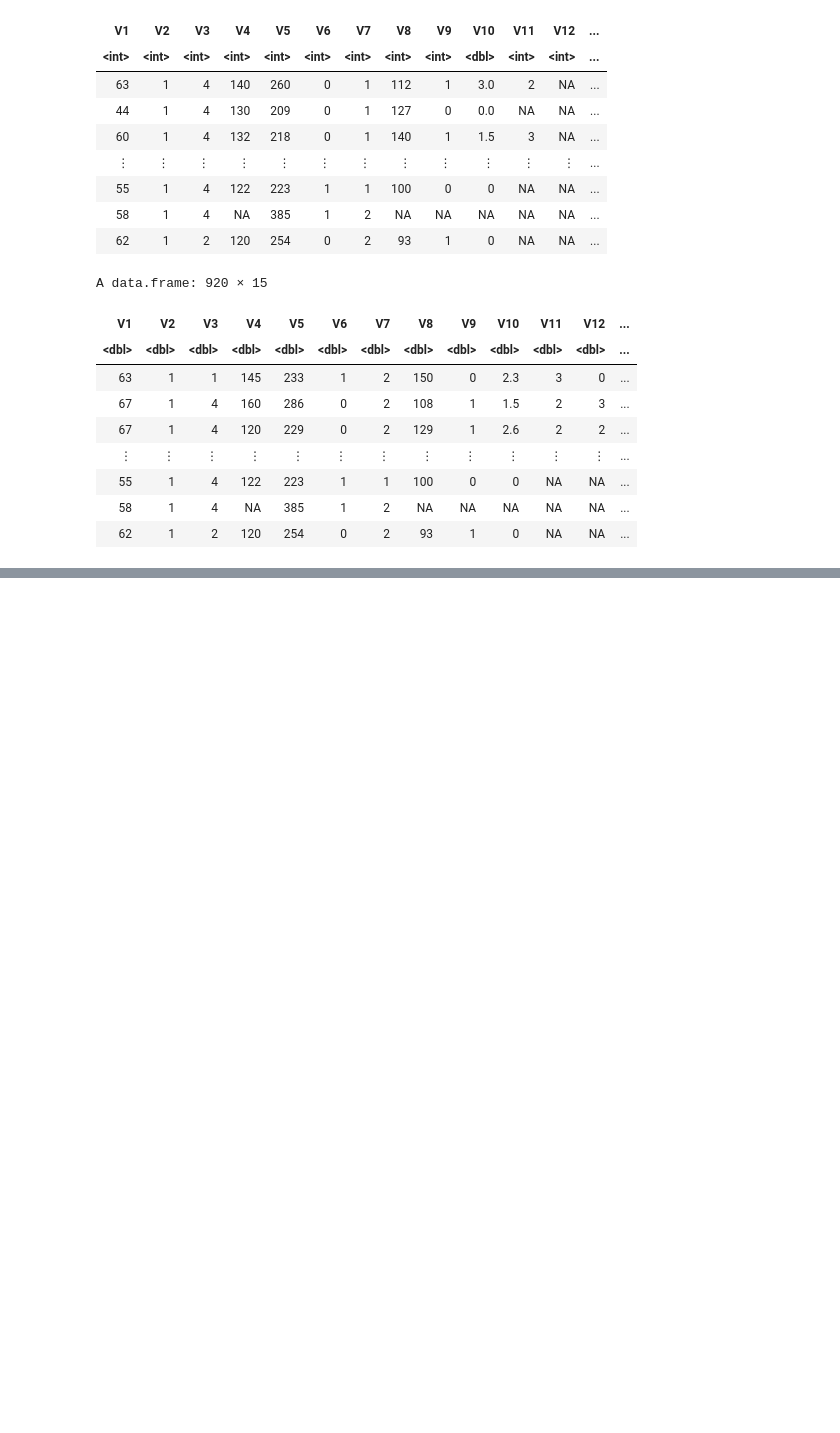
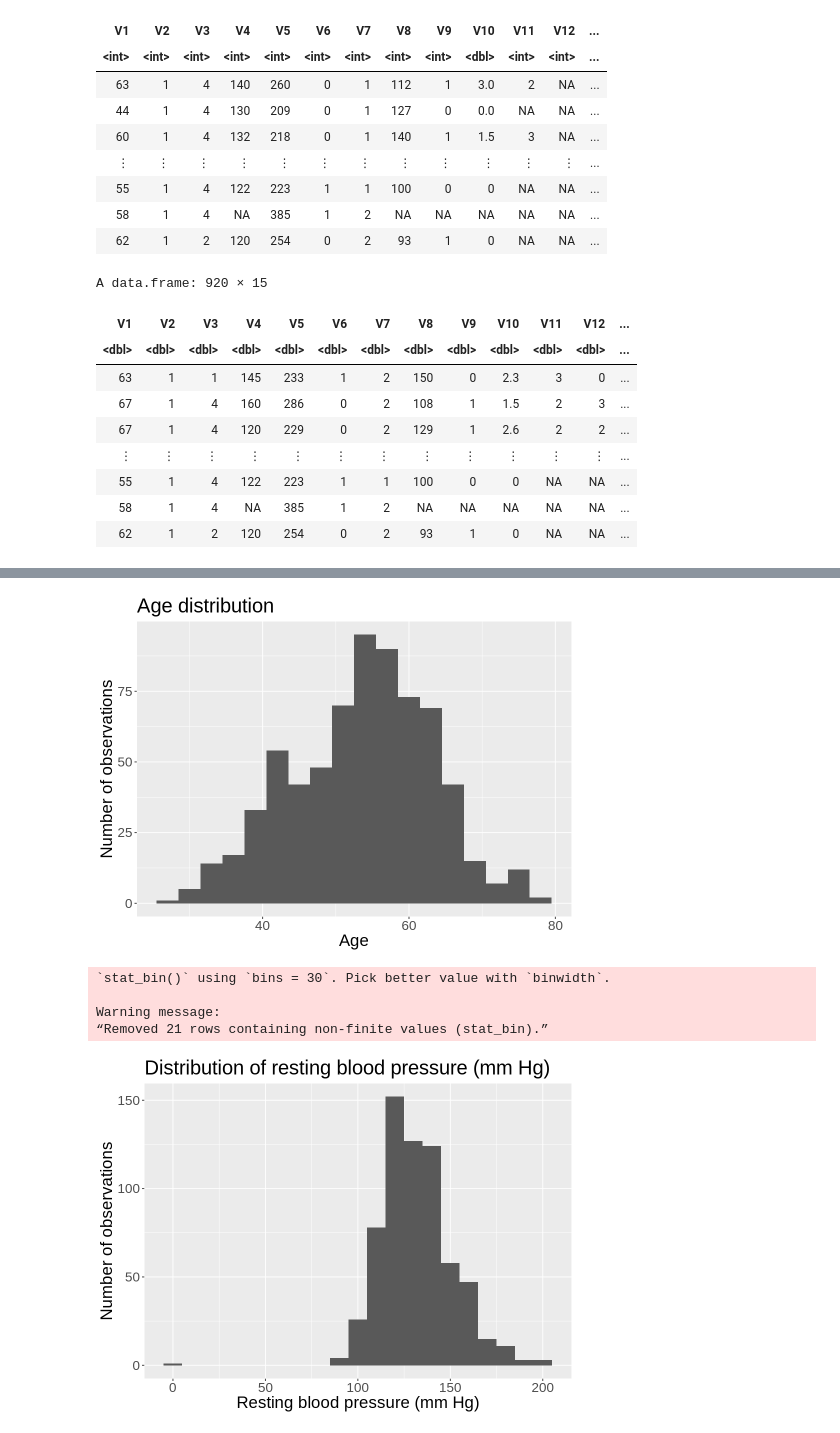
Before and after one commit to EdwardJXLi/DSCI-100-group-project, a Jupyter notebook: project.ipynb, the cells around one changed output, grey strips where cells are left out. Drawn from its saved outputs; the diff is of its cells as text; code cells hidden in the pictures; blank space fills up the shorter version.

Commit message:
Completed summary and visualizations

```diff
--- a/project.ipynb
+++ b/project.ipynb
@@ -139,3 +138,13 @@ A data.frame: 920 × 15
 | 55 | male | asymptomatic | 122 | 223 | TRUE | ST-T wave abnormality | 100 | FALSE | 0 | NA | NA | ... |
 | 58 | male | asymptomatic | NA | 385 | TRUE | hypertrophy | NA | NA | NA | NA | NA | ... |
 | 62 | male | atypical angina | 120 | 254 | FALSE | hypertrophy | 93 | TRUE | 0 | NA | NA | ... |
+# %%
+set.seed(1000)
+#Select only numerical variables
+heart_num <- heart_data |>
+    select(age, trestbps, chol, thalach, oldpeak, num)
+#Split into 75% train and 25% test
+heart_split <- initial_split(heart_num, prop=0.75, strata = num)
+heart_training <- training(heart_split)
+heart_testing <- testing(heart_split)
+heart_training
@@ -141,0 +193,38 @@ A data.frame: 920 × 15
+# %%
+options(repr.plot.width = 8, repr.plot.height = 6)
+# Distributions of predictor variables
+age_dist <- ggplot(heart_training, aes(x=age)) +
+    geom_histogram(binwidth=3)+
+    labs(x="Age", y="Number of observations")+
+    theme(text=element_text(size=20))+
+    ggtitle("Age distribution")
+age_dist
+
+trestbps_plot <- ggplot(heart_training, aes(x=trestbps)) +
+    geom_histogram(binwidth=10)+
+    labs(x="Resting blood pressure (mm Hg)", y="Number of observations")+
+    theme(text=element_text(size=20))+
+    ggtitle("Distribution of resting blood pressure (mm Hg)")
+trestbps_plot
+
+chol_plot <- ggplot(heart_training, aes(x=chol)) +
+    geom_histogram()+
+    labs(x="Serum cholesterol (mg/dl)", y="Number of observations")+
+    theme(text=element_text(size=20))+
+    ggtitle("Distribution of serum cholesterol (mg/dl)")
+chol_plot
+
+thalach_plot <- ggplot(heart_training, aes(x=thalach)) +
+    geom_histogram(binwidth=10)+
+    labs(x="Maximum heart rate (BPM)", y="Number of observations")+
+    theme(text=element_text(size=20))+
+    ggtitle("Maximum heart rate (BPM)")
+thalach_plot
+
+oldpeak_plot <- ggplot(heart_training, aes(x=oldpeak)) +
+    geom_histogram(binwidth=0.5)+
+    labs(x="ST depression from exercise", y="Number of observations")+
+    theme(text=element_text(size=20))+
+    ggtitle("Distribution of ST depression")
+oldpeak_plot
+# %% [output]
@@ -141,0 +233,6 @@ A data.frame: 920 × 15
+[figure, added]
+`stat_bin()` using `bins = 30`. Pick better value with `binwidth`.
+
+Warning message:
+“Removed 21 rows containing non-finite values (stat_bin).”
+[figure, added]
```
Also changed, not shown: parts of 8 cells of this notebook.
